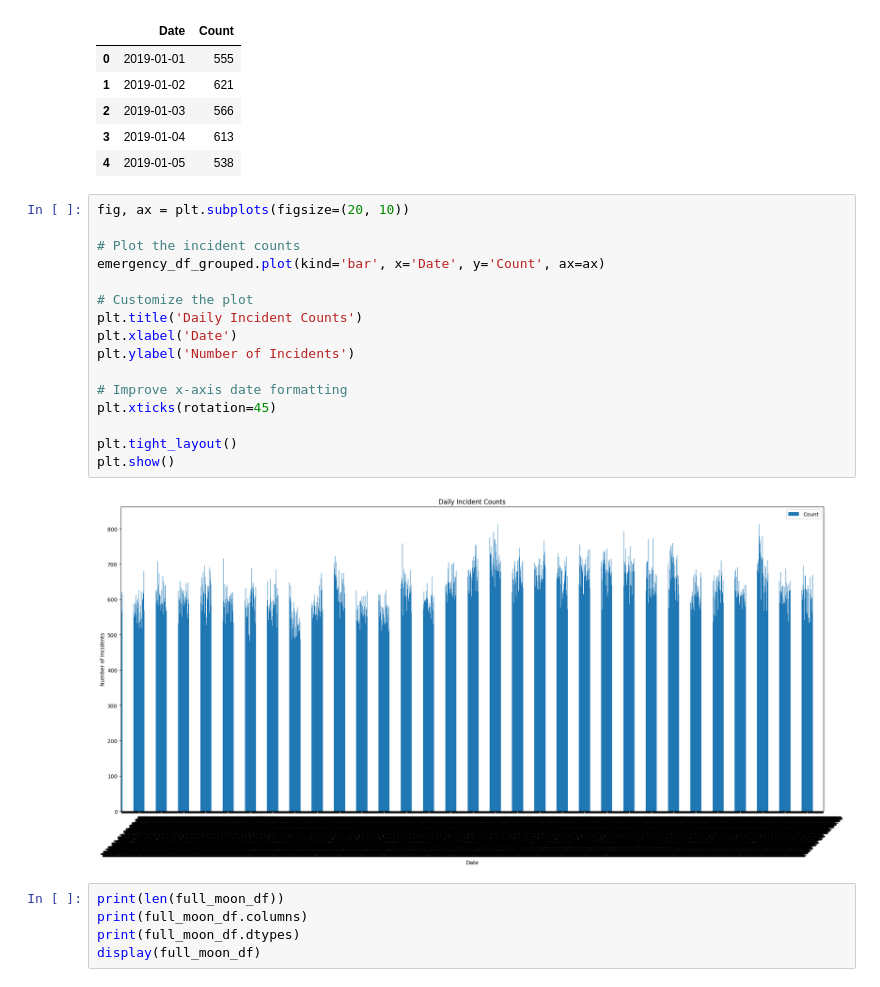
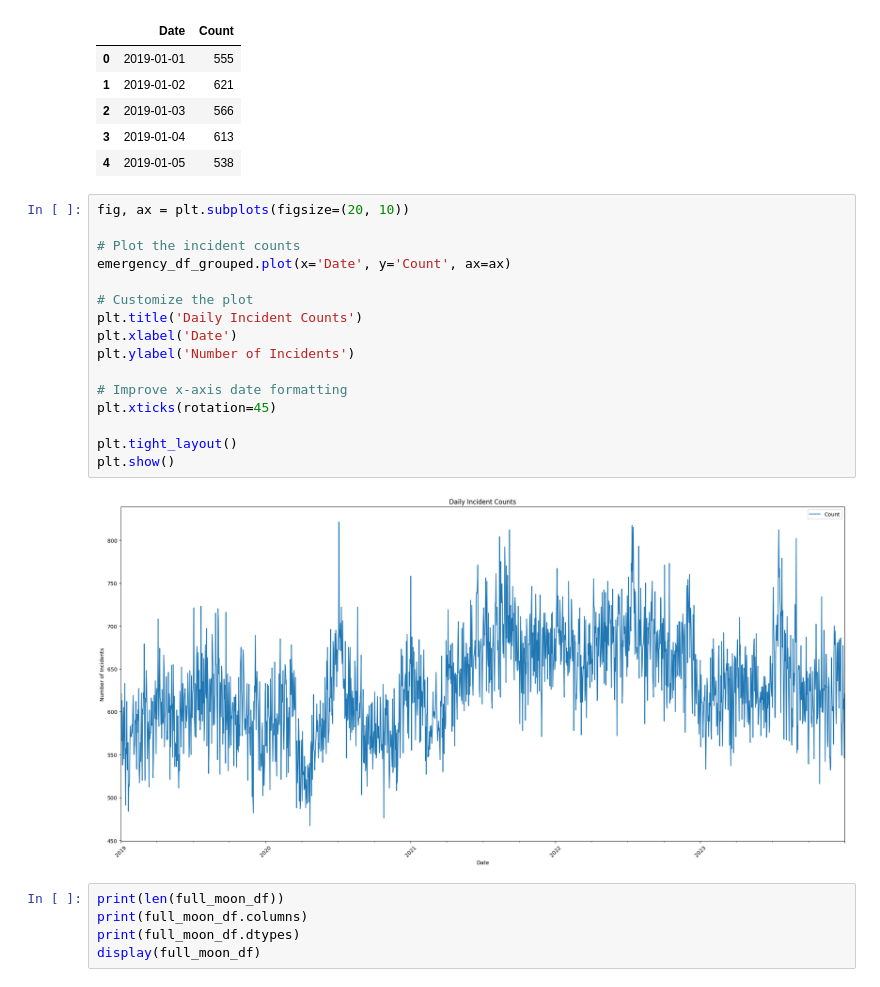
Before and after one commit to mattlundberg/Project-1, a Jupyter notebook: jasons_full_moon_analysis.ipynb, the cells around one changed output. Drawn from its saved outputs; the diff is of its cells as text.

Commit message:
Fixed first graph

```diff
--- a/jasons_full_moon_analysis.ipynb
+++ b/jasons_full_moon_analysis.ipynb
@@ -71,21 +71,21 @@ display(emergency_df_grouped.head())
 # %%
 fig, ax = plt.subplots(figsize=(20, 10))
 
 # Plot the incident counts
-emergency_df_grouped.plot(kind='bar', x='Date', y='Count', ax=ax)
+emergency_df_grouped.plot(x='Date', y='Count', ax=ax)
 
 # Customize the plot
 plt.title('Daily Incident Counts')
 plt.xlabel('Date')
 plt.ylabel('Number of Incidents')
 
 # Improve x-axis date formatting
 plt.xticks(rotation=45)
 
 plt.tight_layout()
 plt.show()
 # %% [output]
-[figure, old version]
+[figure, new version]
 # %%
 print(len(full_moon_df))
 print(full_moon_df.columns)
```
